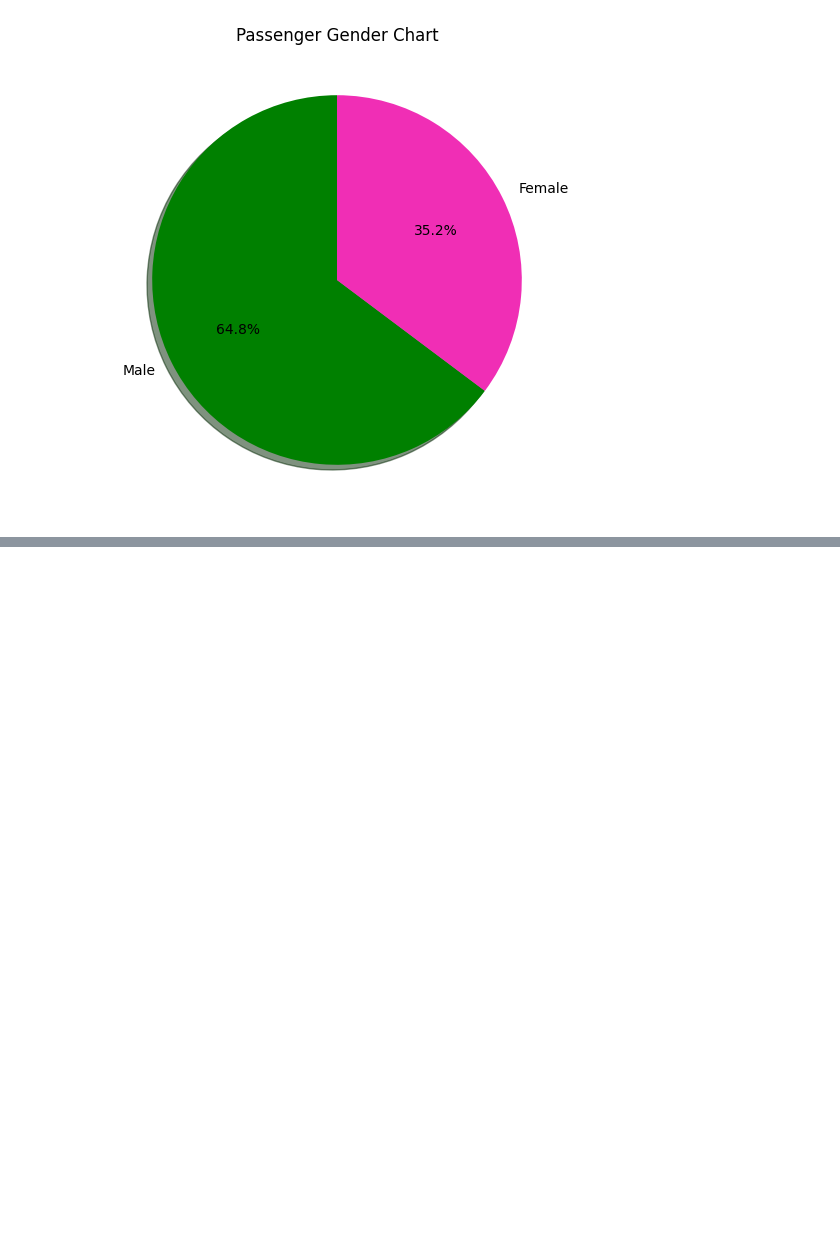
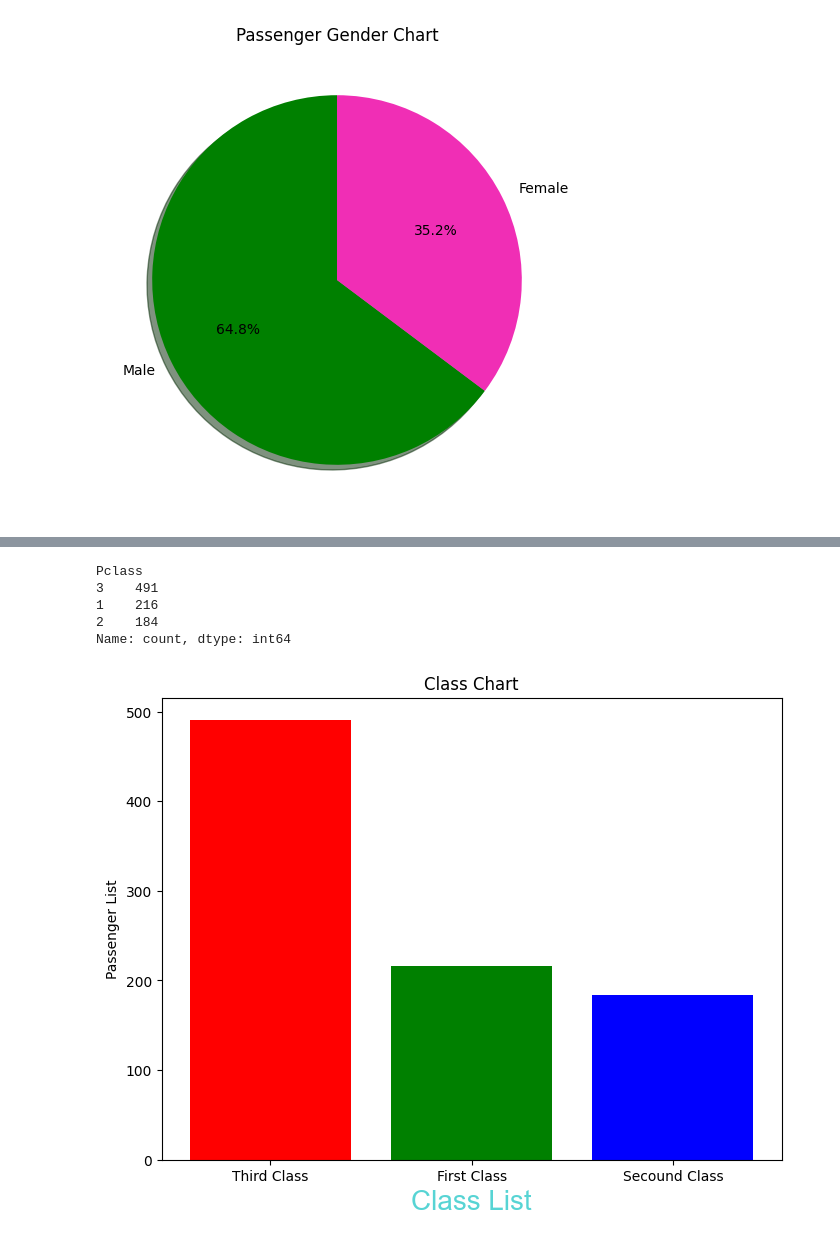
Before and after one commit to mdgolamrabbi22/Pandas, a Jupyter notebook: Project/Titanic Data/Titanic_Dataset_clean.ipynb, the cells around one changed output, grey strips where cells are left out. Saved outputs shown, nothing was run; the diff lists cells and outputs as text; code cells hidden in the pictures; blank space fills up the shorter version.

```diff
--- a/Project/Titanic Data/Titanic_Dataset_clean.ipynb
+++ b/Project/Titanic Data/Titanic_Dataset_clean.ipynb
@@ -348,0 +366,21 @@ plt.show()
+# %%
+class_ticket = df["Pclass"].value_counts()
+class_ticket
+# %% [output]
+Pclass
+3    491
+1    216
+2    184
+Name: count, dtype: int64
+# %%
+plt.figure(figsize=(8,6))
+plt.bar(["Third Class","First Class","Secound Class"],
+        class_ticket.values,
+        color=["red","Green","blue"])
+
+plt.title("Class Chart")
+plt.xlabel("Class List",color="#57d4d4",font="arial",size=20)
+plt.ylabel("Passenger List")
+plt.show()
+# %% [output]
+[figure, added]
```
Also changed, not shown: parts of 5 cells of this notebook.
